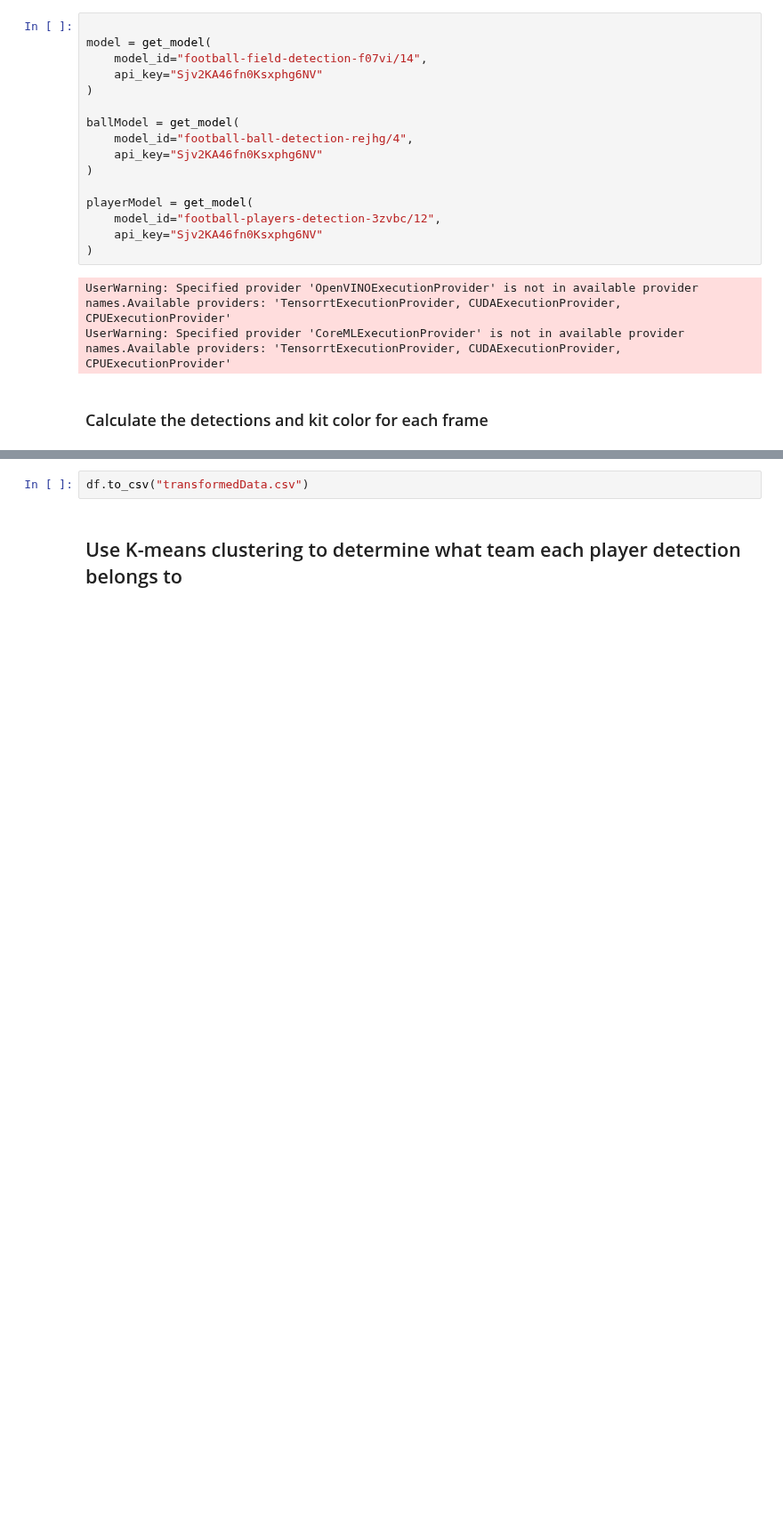
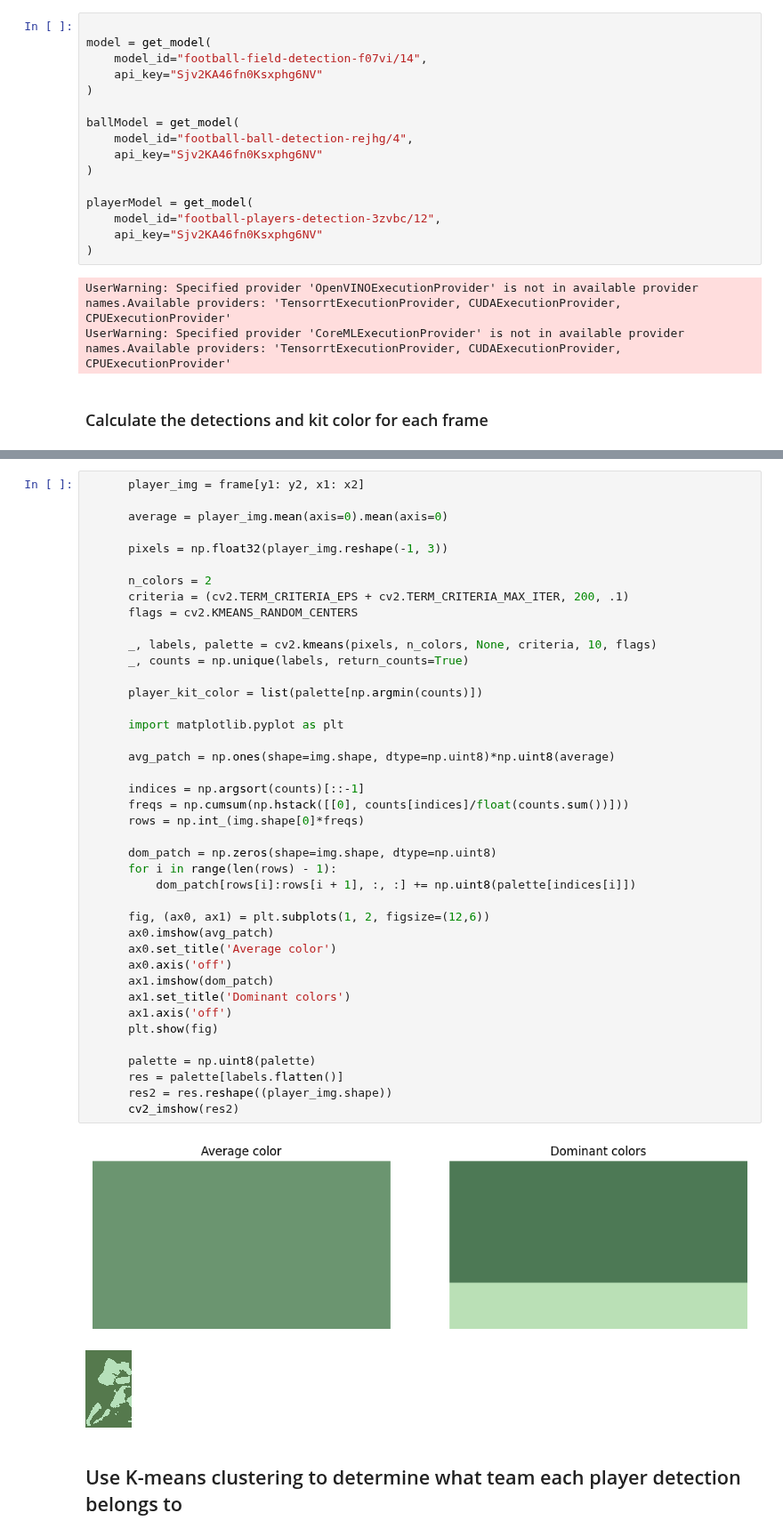
Before and after one commit to AeroEng16/FootballAnalysis, a Jupyter notebook: lineDetectionAndHomography.ipynb, the cells around one changed output, grey strips where cells are left out. Shown at 89% size. Saved outputs shown, nothing was run; the diff lists cells and outputs as text; blank space fills up the shorter version.

```diff
--- a/lineDetectionAndHomography.ipynb
+++ b/lineDetectionAndHomography.ipynb
@@ -387,4 +351,46 @@ InvalidImageTypeDeclared: NumPy image type is not supported in this configuratio
-# %%
-df.to_csv("transformedData.csv")
+# %%
+      player_img = frame[y1: y2, x1: x2]
+
+      average = player_img.mean(axis=0).mean(axis=0)
+
+      pixels = np.float32(player_img.reshape(-1, 3))
+
+      n_colors = 2
+      criteria = (cv2.TERM_CRITERIA_EPS + cv2.TERM_CRITERIA_MAX_ITER, 200, .1)
+      flags = cv2.KMEANS_RANDOM_CENTERS
+
+      _, labels, palette = cv2.kmeans(pixels, n_colors, None, criteria, 10, flags)
+      _, counts = np.unique(labels, return_counts=True)
+
+      player_kit_color = list(palette[np.argmin(counts)])
+
+      import matplotlib.pyplot as plt
+
+      avg_patch = np.ones(shape=img.shape, dtype=np.uint8)*np.uint8(average)
+
+      indices = np.argsort(counts)[::-1]
+      freqs = np.cumsum(np.hstack([[0], counts[indices]/float(counts.sum())]))
+      rows = np.int_(img.shape[0]*freqs)
+
+      dom_patch = np.zeros(shape=img.shape, dtype=np.uint8)
+      for i in range(len(rows) - 1):
+          dom_patch[rows[i]:rows[i + 1], :, :] += np.uint8(palette[indices[i]])
+
+      fig, (ax0, ax1) = plt.subplots(1, 2, figsize=(12,6))
+      ax0.imshow(avg_patch)
+      ax0.set_title('Average color')
+      ax0.axis('off')
+      ax1.imshow(dom_patch)
+      ax1.set_title('Dominant colors')
+      ax1.axis('off')
+      plt.show(fig)
+
+      palette = np.uint8(palette)
+      res = palette[labels.flatten()]
+      res2 = res.reshape((player_img.shape))
+      cv2_imshow(res2)
+# %% [output]
+[figure, added]
+[figure, added]
 # %% [markdown]
 ## Use K-means clustering to determine what team each player detection belongs to
```
Also changed, not shown: parts of 5 cells of this notebook.
